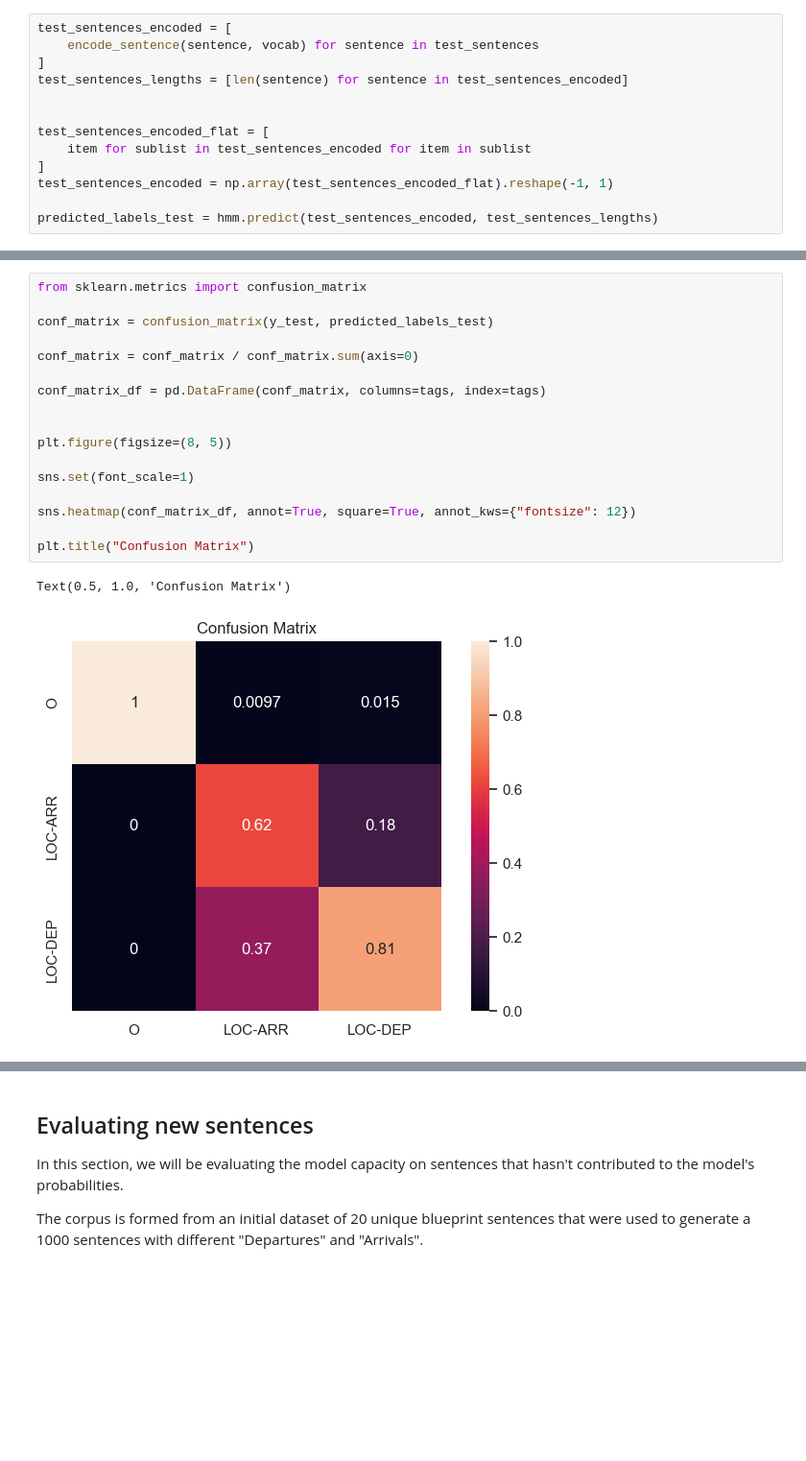
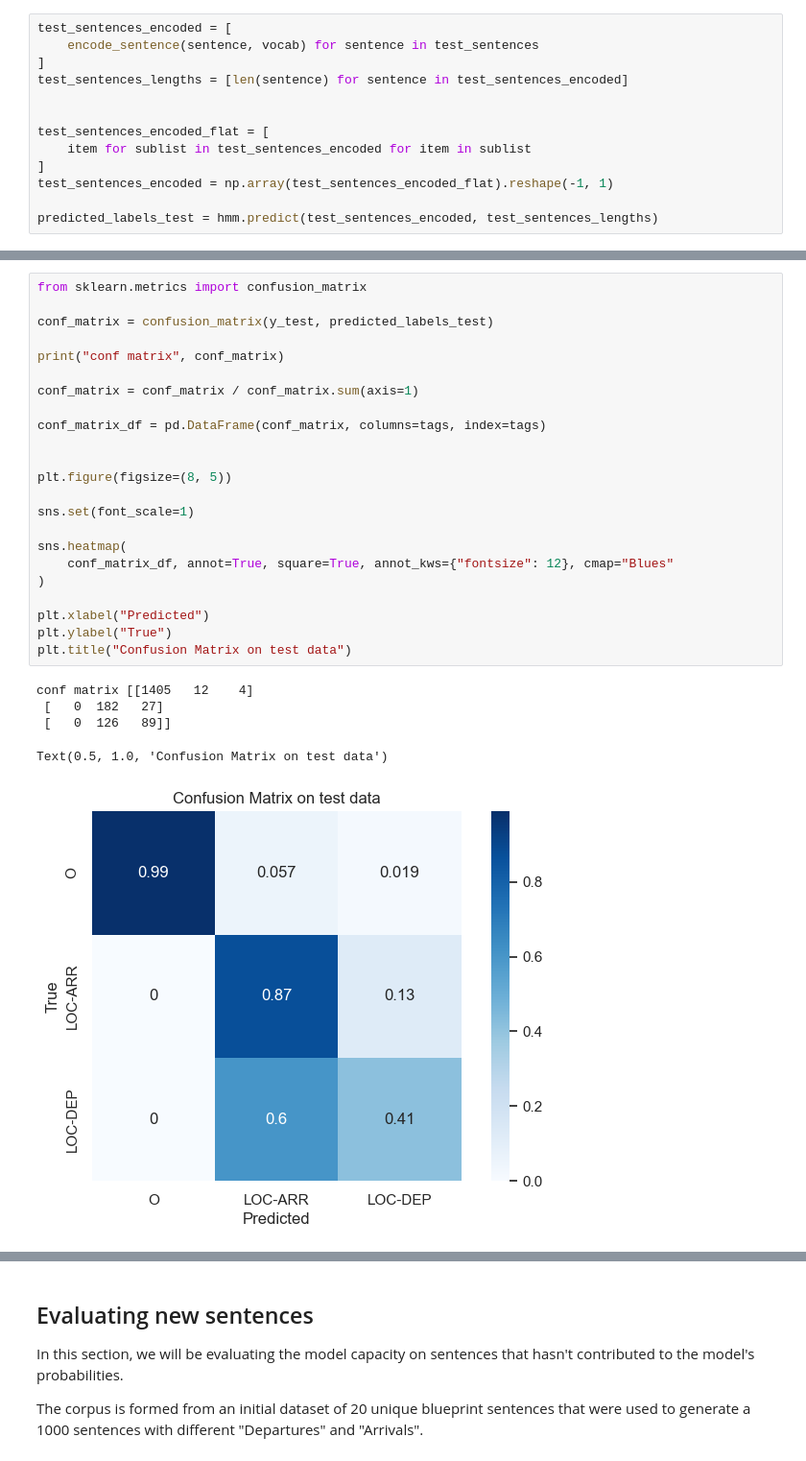
Before and after one commit to lucas066001/TravelOrderResolver, a Jupyter notebook: hmm_ner.ipynb, the cells around one changed output, grey strips where cells are left out. Shown at 96% size. Saved outputs shown, nothing was run; the diff lists cells and outputs as text; blank space fills up the shorter version.

```diff
--- a/hmm_ner.ipynb
+++ b/hmm_ner.ipynb
@@ -348,23 +348,32 @@ F1 Score: 0.9197892032803431
 # %%
 from sklearn.metrics import confusion_matrix
 
 conf_matrix = confusion_matrix(y_test, predicted_labels_test)
 
-conf_matrix = conf_matrix / conf_matrix.sum(axis=0)
+print("conf matrix", conf_matrix)
+
+conf_matrix = conf_matrix / conf_matrix.sum(axis=1)
 
 conf_matrix_df = pd.DataFrame(conf_matrix, columns=tags, index=tags)
 
 
 plt.figure(figsize=(8, 5))
 
 sns.set(font_scale=1)
 
-sns.heatmap(conf_matrix_df, annot=True, square=True, annot_kws={"fontsize": 12})
+sns.heatmap(
+    conf_matrix_df, annot=True, square=True, annot_kws={"fontsize": 12}, cmap="Blues"
+)
 
-plt.title("Confusion Matrix")
+plt.xlabel("Predicted")
+plt.ylabel("True")
+plt.title("Confusion Matrix on test data")
 # %% [output]
-Text(0.5, 1.0, 'Confusion Matrix')
+conf matrix [[1405   12    4]
+ [   0  182   27]
+ [   0  126   89]]
+Text(0.5, 1.0, 'Confusion Matrix on test data')
-[figure, old version]
+[figure, new version]
 # %%
 from sklearn.metrics import RocCurveDisplay
 from sklearn.preprocessing import LabelBinarizer
```
Also changed, not shown: parts of 11 cells of this notebook, 1 other file.
